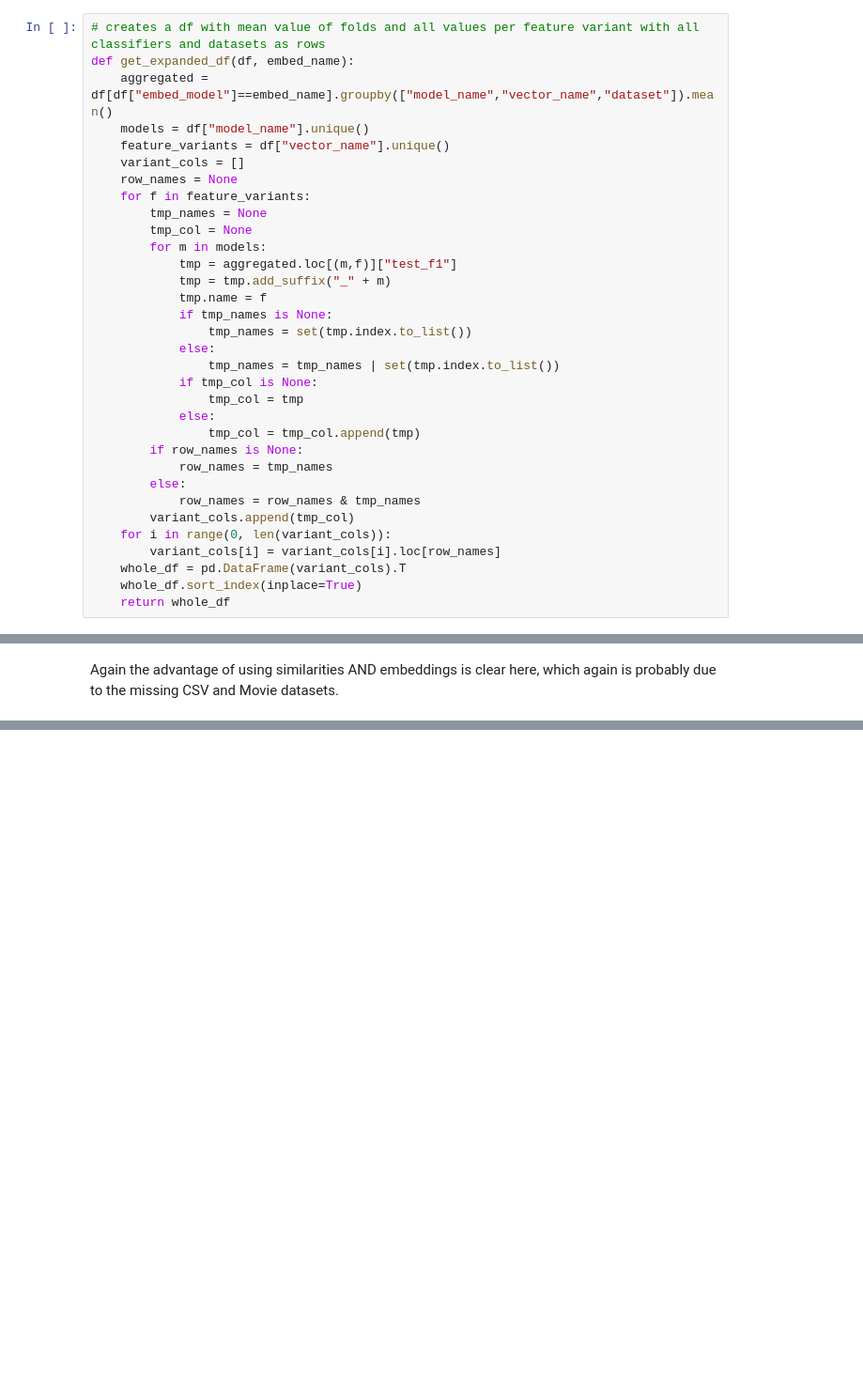
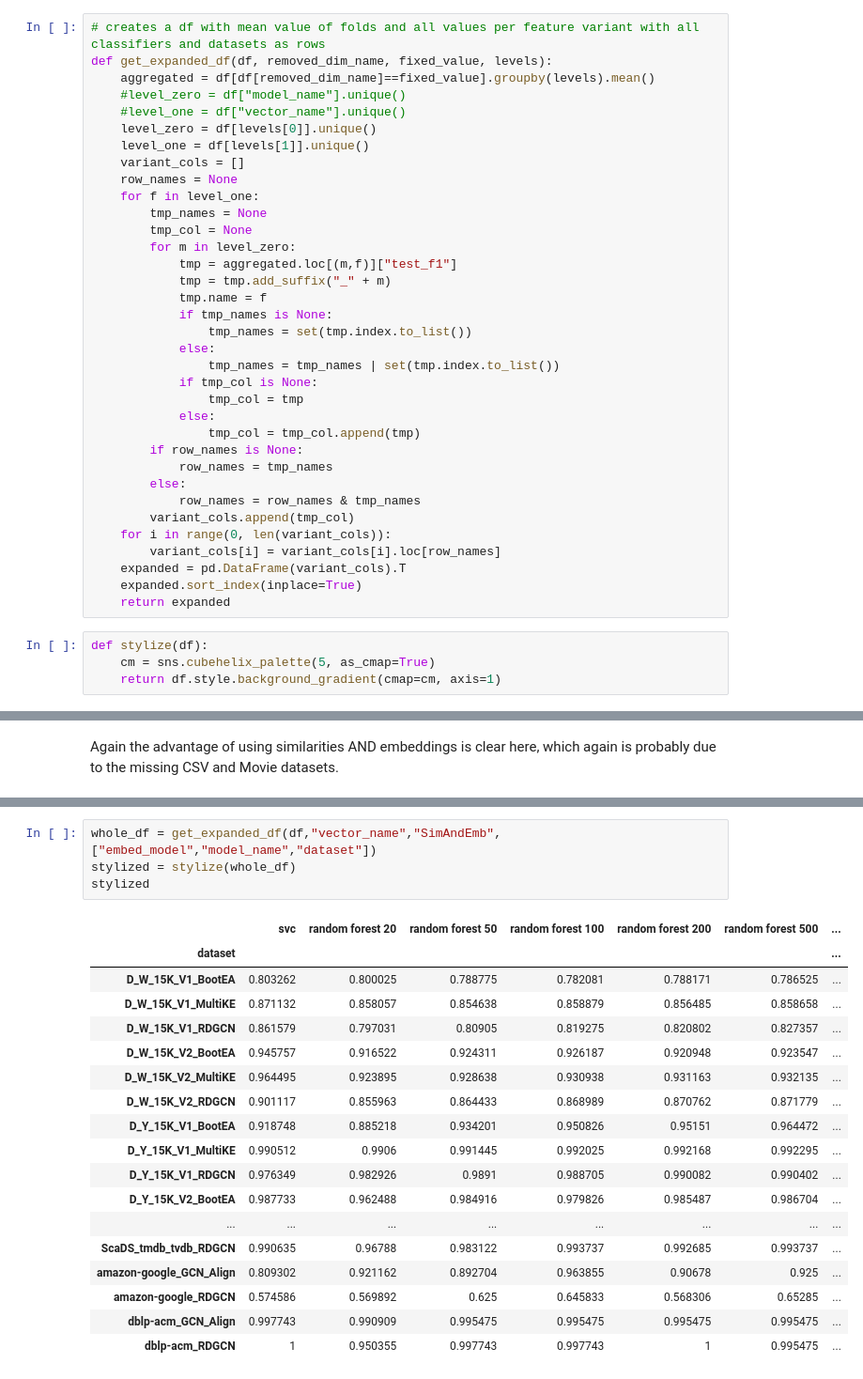
Before and after one commit to jonathanschuchart/eager, a Jupyter notebook: analysis/Statistics.ipynb, the cells around one changed output, grey strips where cells are left out. Shown at 94% size. Cells and saved outputs as stored; diff of their text form; blank space fills up the shorter version.

```diff
--- a/analysis/Statistics.ipynb
+++ b/analysis/Statistics.ipynb
@@ -9,16 +9,18 @@ df = pd.read_csv("/home/dobraczka/Downloads/git/er-embedding-benchmark/data/all_
 df["dataset"] = df["dataset"].str.replace(r"-721_5fold-\d","")
 # %%
 # creates a df with mean value of folds and all values per feature variant with all classifiers and datasets as rows
-def get_expanded_df(df, embed_name):
-    aggregated = df[df["embed_model"]==embed_name].groupby(["model_name","vector_name","dataset"]).mean()
-    models = df["model_name"].unique()
-    feature_variants = df["vector_name"].unique()
+def get_expanded_df(df, removed_dim_name, fixed_value, levels):
+    aggregated = df[df[removed_dim_name]==fixed_value].groupby(levels).mean()
+    #level_zero = df["model_name"].unique()
+    #level_one = df["vector_name"].unique()
+    level_zero = df[levels[0]].unique()
+    level_one = df[levels[1]].unique()
     variant_cols = []
     row_names = None
-    for f in feature_variants:
+    for f in level_one:
         tmp_names = None
         tmp_col = None
-        for m in models:
+        for m in level_zero:
             tmp = aggregated.loc[(m,f)]["test_f1"]
             tmp = tmp.add_suffix("_" + m)
             tmp.name = f
@@ -37,6 +39,10 @@ def get_expanded_df(df, embed_name):
         variant_cols.append(tmp_col)
     for i in range(0, len(variant_cols)):
         variant_cols[i] = variant_cols[i].loc[row_names]
-    whole_df = pd.DataFrame(variant_cols).T
-    whole_df.sort_index(inplace=True)
-    return whole_df
+    expanded = pd.DataFrame(variant_cols).T
+    expanded.sort_index(inplace=True)
+    return expanded
+# %%
+def stylize(df):
+    cm = sns.cubehelix_palette(5, as_cmap=True)
+    return df.style.background_gradient(cmap=cm, axis=1)
@@ -219,0 +232,23 @@ Again the advantage of using similarities AND embeddings is clear here, which ag
+# %%
+whole_df = get_expanded_df(df,"vector_name","SimAndEmb",["embed_model","model_name","dataset"])
+stylized = stylize(whole_df)
+stylized
+# %% [output]
+|  | svc | random forest 20 | random forest 50 | random forest 100 | random forest 200 | random forest 500 | ... |
+| dataset |  |  |  |  |  |  | ... |
+| D_W_15K_V1_BootEA | 0.803262 | 0.800025 | 0.788775 | 0.782081 | 0.788171 | 0.786525 | ... |
+| D_W_15K_V1_MultiKE | 0.871132 | 0.858057 | 0.854638 | 0.858879 | 0.856485 | 0.858658 | ... |
+| D_W_15K_V1_RDGCN | 0.861579 | 0.797031 | 0.80905 | 0.819275 | 0.820802 | 0.827357 | ... |
+| D_W_15K_V2_BootEA | 0.945757 | 0.916522 | 0.924311 | 0.926187 | 0.920948 | 0.923547 | ... |
+| D_W_15K_V2_MultiKE | 0.964495 | 0.923895 | 0.928638 | 0.930938 | 0.931163 | 0.932135 | ... |
+| D_W_15K_V2_RDGCN | 0.901117 | 0.855963 | 0.864433 | 0.868989 | 0.870762 | 0.871779 | ... |
+| D_Y_15K_V1_BootEA | 0.918748 | 0.885218 | 0.934201 | 0.950826 | 0.95151 | 0.964472 | ... |
+| D_Y_15K_V1_MultiKE | 0.990512 | 0.9906 | 0.991445 | 0.992025 | 0.992168 | 0.992295 | ... |
+| D_Y_15K_V1_RDGCN | 0.976349 | 0.982926 | 0.9891 | 0.988705 | 0.990082 | 0.990402 | ... |
+| D_Y_15K_V2_BootEA | 0.987733 | 0.962488 | 0.984916 | 0.979826 | 0.985487 | 0.986704 | ... |
+| ... | ... | ... | ... | ... | ... | ... | ... |
+| ScaDS_tmdb_tvdb_RDGCN | 0.990635 | 0.96788 | 0.983122 | 0.993737 | 0.992685 | 0.993737 | ... |
+| amazon-google_GCN_Align | 0.809302 | 0.921162 | 0.892704 | 0.963855 | 0.90678 | 0.925 | ... |
+| amazon-google_RDGCN | 0.574586 | 0.569892 | 0.625 | 0.645833 | 0.568306 | 0.65285 | ... |
+| dblp-acm_GCN_Align | 0.997743 | 0.990909 | 0.995475 | 0.995475 | 0.995475 | 0.995475 | ... |
+| dblp-acm_RDGCN | 1 | 0.950355 | 0.997743 | 0.997743 | 1 | 0.995475 | ... |
```
Also changed, not shown: parts of 16 cells of this notebook.
